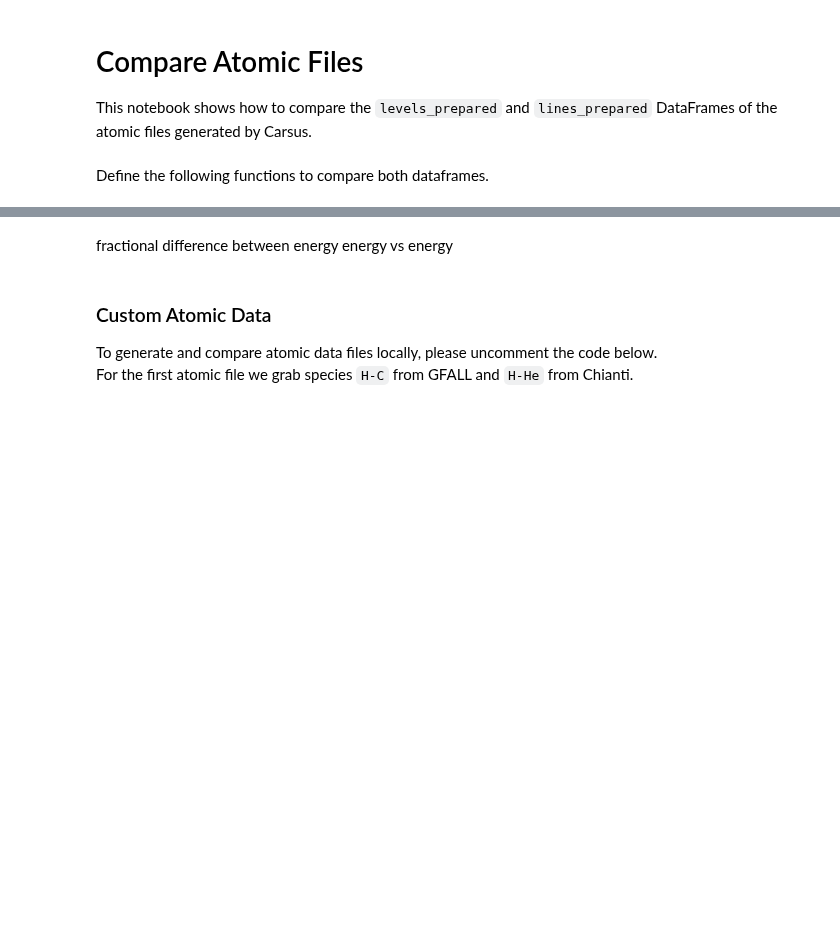
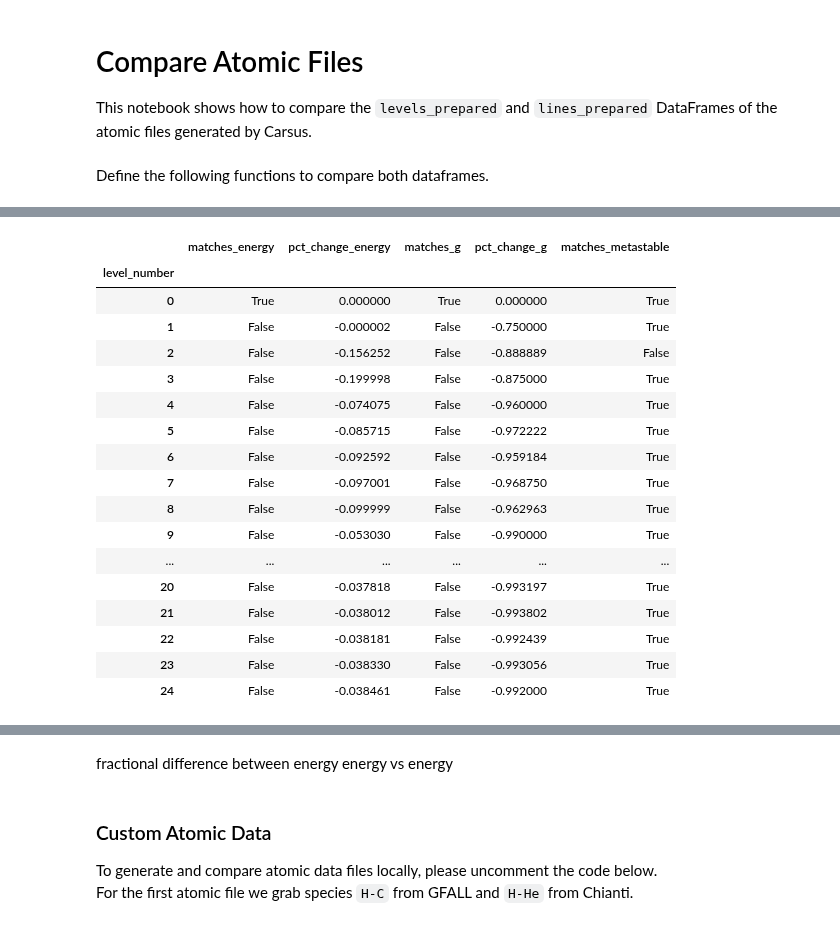
Before and after one commit to tardis-sn/carsus, a Jupyter notebook: docs/development/compare_atomic_files.ipynb, the cells around one changed output, grey strips where cells are left out. Saved outputs shown, nothing was run; the diff lists cells and outputs as text; code cells hidden in the pictures; blank space fills up the shorter version.

```diff
--- a/docs/development/compare_atomic_files.ipynb
+++ b/docs/development/compare_atomic_files.ipynb
@@ -157,2 +182,21 @@ atc.tt_stylized
 # %%
-atc.merged_levels_styled
+atc.merged_levels_styled(ion='H')
+# %% [output]
+|  | matches_energy | pct_change_energy | matches_g | pct_change_g | matches_metastable |
+| level_number |  |  |  |  |  |
+| 0 | True | 0.000000 | True | 0.000000 | True |
+| 1 | False | -0.000002 | False | -0.750000 | True |
+| 2 | False | -0.156252 | False | -0.888889 | False |
+| 3 | False | -0.199998 | False | -0.875000 | True |
+| 4 | False | -0.074075 | False | -0.960000 | True |
+| 5 | False | -0.085715 | False | -0.972222 | True |
+| 6 | False | -0.092592 | False | -0.959184 | True |
+| 7 | False | -0.097001 | False | -0.968750 | True |
+| 8 | False | -0.099999 | False | -0.962963 | True |
+| 9 | False | -0.053030 | False | -0.990000 | True |
+| ... | ... | ... | ... | ... | ... |
+| 20 | False | -0.037818 | False | -0.993197 | True |
+| 21 | False | -0.038012 | False | -0.993802 | True |
+| 22 | False | -0.038181 | False | -0.992439 | True |
+| 23 | False | -0.038330 | False | -0.993056 | True |
+| 24 | False | -0.038461 | False | -0.992000 | True |
```
Also changed, not shown: parts of 9 cells of this notebook.
